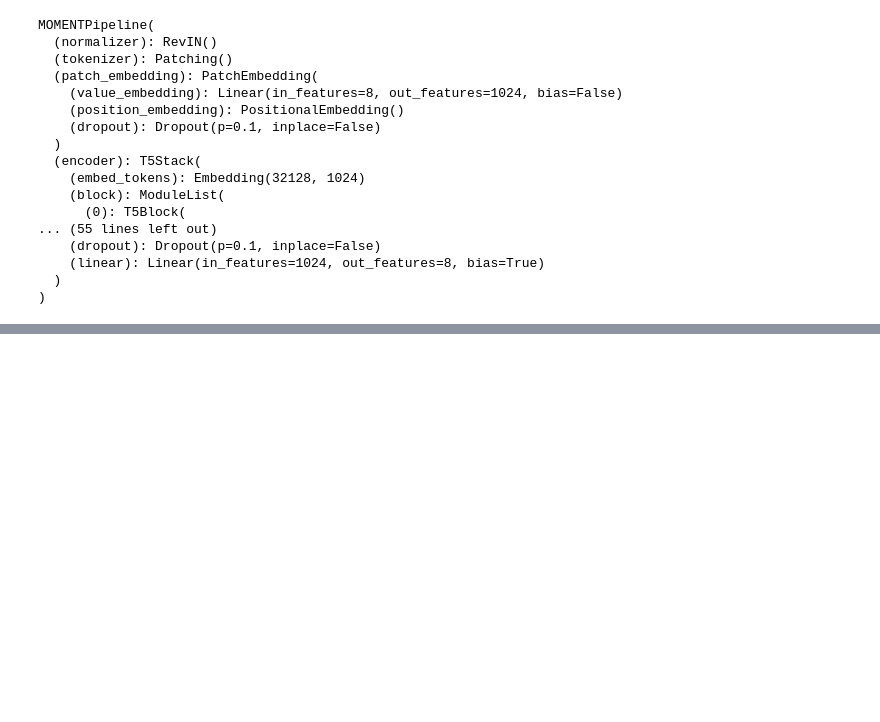
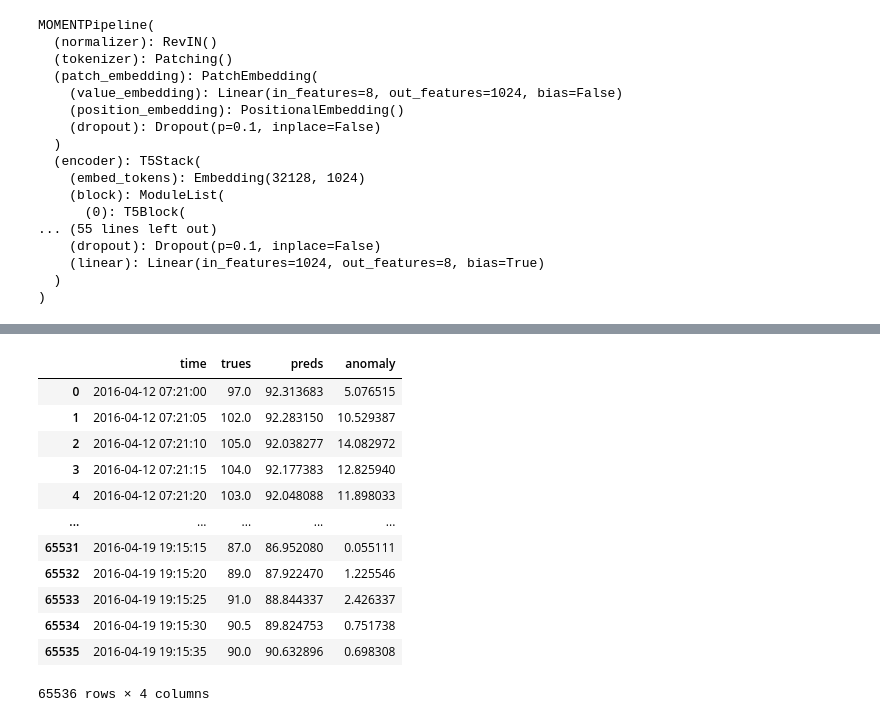
Before and after one commit to claudia-liauw/health-app, a Jupyter notebook: notebooks/1_model.ipynb, the cells around one changed output, grey strips where cells are left out. Saved outputs shown, nothing was run; the diff lists cells and outputs as text; code cells hidden in the pictures; blank space fills up the shorter version.

```diff
--- a/notebooks/1_model.ipynb
+++ b/notebooks/1_model.ipynb
@@ -139,0 +170,18 @@ plt.plot(anomaly_score)
+# %%
+anomalies = pd.DataFrame({'time': dataset.times[:len(trues)],
+                          'trues': trues, 'preds': preds, 'anomaly': anomaly_scores})
+anomalies
+# %% [output]
+|  | time | trues | preds | anomaly |
+| 0 | 2016-04-12 07:21:00 | 97.0 | 92.313683 | 5.076515 |
+| 1 | 2016-04-12 07:21:05 | 102.0 | 92.283150 | 10.529387 |
+| 2 | 2016-04-12 07:21:10 | 105.0 | 92.038277 | 14.082972 |
+| 3 | 2016-04-12 07:21:15 | 104.0 | 92.177383 | 12.825940 |
+| 4 | 2016-04-12 07:21:20 | 103.0 | 92.048088 | 11.898033 |
+| ... | ... | ... | ... | ... |
+| 65531 | 2016-04-19 19:15:15 | 87.0 | 86.952080 | 0.055111 |
+| 65532 | 2016-04-19 19:15:20 | 89.0 | 87.922470 | 1.225546 |
+| 65533 | 2016-04-19 19:15:25 | 91.0 | 88.844337 | 2.426337 |
+| 65534 | 2016-04-19 19:15:30 | 90.5 | 89.824753 | 0.751738 |
+| 65535 | 2016-04-19 19:15:35 | 90.0 | 90.632896 | 0.698308 |
+65536 rows × 4 columns
```
Also changed, not shown: parts of 15 cells of this notebook.
